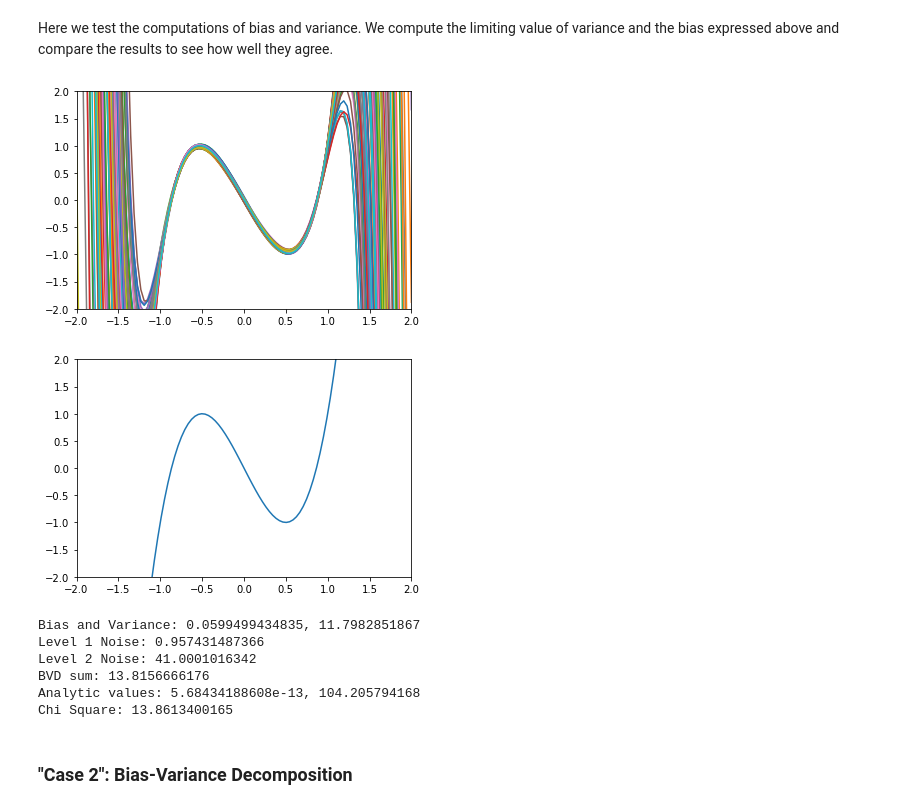
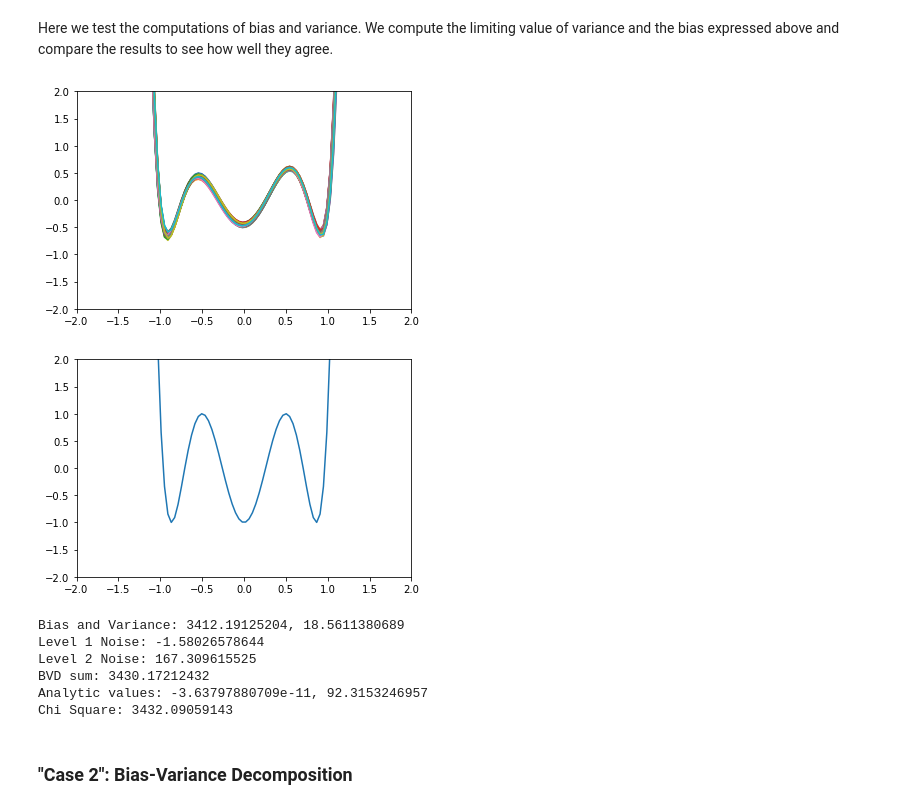
Before and after one commit to clueless-physicist/toy_model_notebook, a Jupyter notebook: new_structure_toy_model.ipynb, the cells around one changed output. Saved outputs shown, nothing was run; the diff lists cells and outputs as text; code cells hidden in the pictures.

```diff
--- a/new_structure_toy_model.ipynb
+++ b/new_structure_toy_model.ipynb
@@ -311,7 +311,7 @@ def noise_lv2(coef_model, law, data):
 # %% [markdown]
 Here we test the computations of bias and variance. We compute the limiting value of variance and the bias expressed above and compare the results to see how well they agree.
 # %%
-N_law = 4
+N_law = 7
 x_i = -1
 x_f = 1
 N_x=200
@@ -332,7 +332,7 @@ data_eval = Data(N_law, N_eval, x_i_chi, x_f_chi, noise_level, sigma, N_replicas
 # compute the bias and variance numerically using the analytical coefficients
 data_case_1 = Data(N_law, N_x, x_i, x_f, noise_level, sigma, N_replicas)
 model_case_1 = Model(N_model, data=data_case_1)
-model_case_1.Numericfit(data_case_1, 4000, 0.00001, False)
+model_case_1.Numericfit(data_case_1, 10000, 0.00001, False)
 coef_model = model_case_1.GN
 #coef_model = model_case_1.GA
 bias_1, variance_1 = gen_bias_and_variance(coef_model, law_case_1, data_eval)
@@ -341,41 +341,41 @@ level_1_noise = noise_lv1(coef_model, law_case_1, data_eval)
 level_2_noise = noise_lv2(coef_model, law_case_1, data_eval)
 
 # compute the analytical prediction for the bias
 X = np.zeros((N_eval, N_model))
 X_l = np.zeros((N_x, N_model))
 for i in range(N_model):
     X[:,i] = data_eval.x**i
     X_l[:,i] = data_case_1.x**i
 y_0 = np.zeros((N_eval))
 y_l = np.zeros((N_x))
 for i in range(N_law):
     y_0 += law_case_1.c[i]*data_eval.x**i
     y_l += law_case_1.c[i]*data_case_1.x**i
 Z_l = np.dot(np.linalg.inv(np.dot(np.transpose(X_l), X_l)),np.transpose(X_l))
 analytic_bias = (np.dot(y_0, y_0))- np.dot(y_l, np.dot(np.transpose(Z_l), np.dot(np.transpose(X), y_0)))- \
                           np.dot(y_0, np.dot(X, np.dot(Z_l, y_l))) +\
                           np.dot(y_l, np.dot(np.transpose(Z_l), np.dot(np.transpose(X), np.dot(X, np.dot(Z_l, y_l)))))\
                           /(N_eval*sigma**2)
 analytic_variance= np.trace(np.dot(np.transpose(Z_l),np.dot(np.transpose(X),np.dot(X, Z_l))))/(N_eval)
 
 Plotsmoothpoly(coef_model)
 Plotsmoothpoly(np.array([law_case_1.c]))
 
 print("Bias and Variance: " + str(bias_1) + ", "+ str(variance_1))
 print("Level 1 Noise: " + str(level_1_noise))
 print("Level 2 Noise: " + str(level_2_noise))
 print("BVD sum: " + str(1 + bias_1 + variance_1 + level_1_noise))
 print("Analytic values: " + str(analytic_bias) + ", " + str(analytic_variance))
 print("Chi Square: " + str(chi_square))
 # %% [output]
-[figure, old version]
+[figure, new version]
-[figure, old version]
+[figure, new version]
-Bias and Variance: 0.0599499434835, 11.7982851867
-Level 1 Noise: 0.957431487366
-Level 2 Noise: 41.0001016342
-BVD sum: 13.8156666176
-Analytic values: 5.68434188608e-13, 104.205794168
-Chi Square: 13.8613400165
+Bias and Variance: 3412.19125204, 18.5611380689
+Level 1 Noise: -1.58026578644
+Level 2 Noise: 167.309615525
+BVD sum: 3430.17212432
+Analytic values: -3.63797880709e-11, 92.3153246957
+Chi Square: 3432.09059143
 # %% [markdown]
 ### "Case 2": Bias-Variance Decomposition
 # %% [markdown]
```
Also changed, not shown: parts of 8 cells of this notebook.
